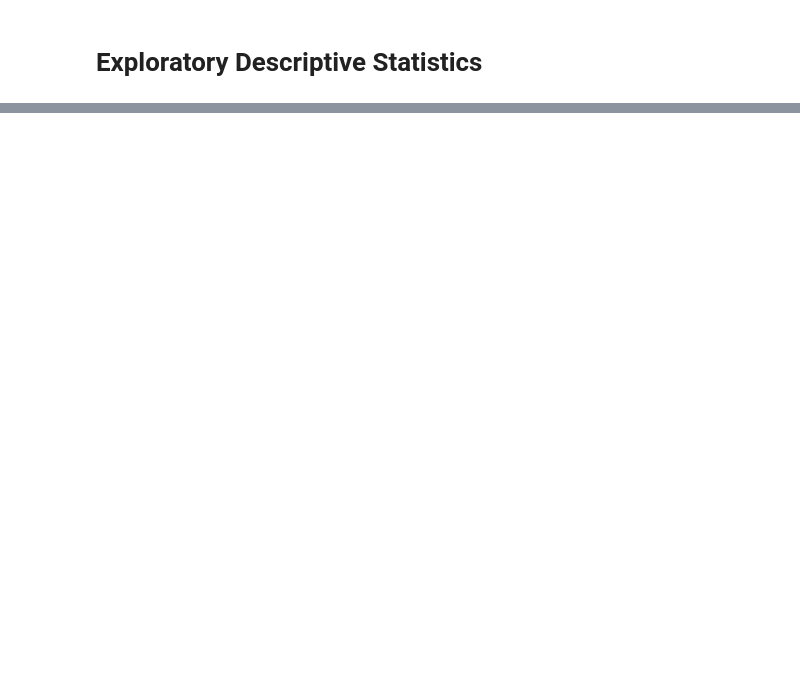
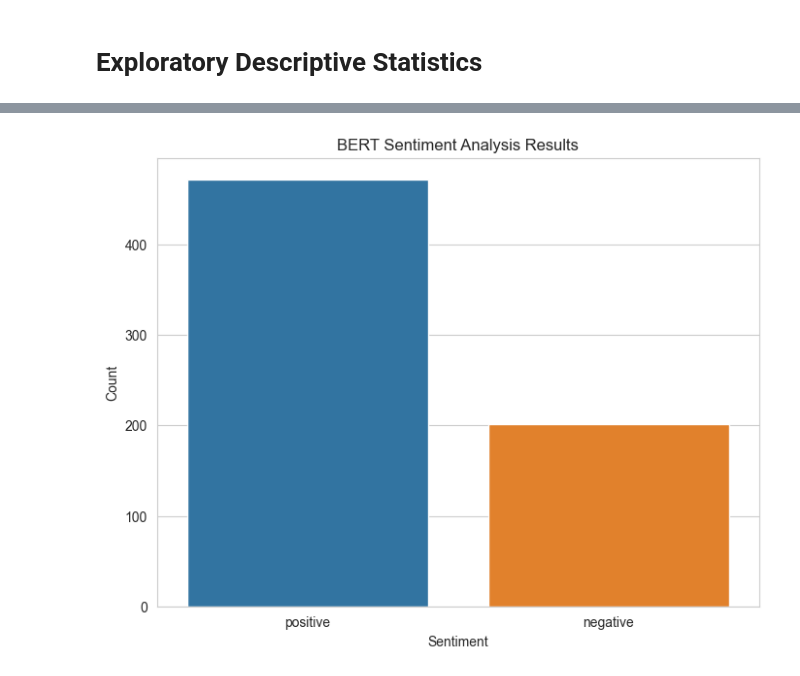
Before and after one commit to celinargy/celinargy.github.io, a Jupyter notebook: notebooks/Sentiment.ipynb, the cells around one changed output, grey strips where cells are left out. Saved outputs shown, nothing was run; the diff lists cells and outputs as text; code cells hidden in the pictures; blank space fills up the shorter version.

```diff
--- a/notebooks/Sentiment.ipynb
+++ b/notebooks/Sentiment.ipynb
@@ -829,0 +451,20 @@ topic
+# %%
+import seaborn as sns
+import matplotlib.pyplot as plt
+
+# Set style and context for seaborn
+sns.set_style('whitegrid')
+
+# Calculate the count of positive and negative sentiments
+sentiment_counts = df['BERT_sentiments'].value_counts()
+
+# Figure 3: BERT Sentiment Analysis Results
+plt.figure(figsize=(8, 6))
+sns.barplot(x=sentiment_counts.index, y=sentiment_counts.values)
+plt.xlabel('Sentiment')
+plt.ylabel('Count')
+plt.title('BERT Sentiment Analysis Results')
+plt.savefig('bert_sentiment_barplot.png')
+plt.show()
+# %% [output]
+[figure, added]
```
Also changed, not shown: parts of 57 cells of this notebook, 10 other files.
